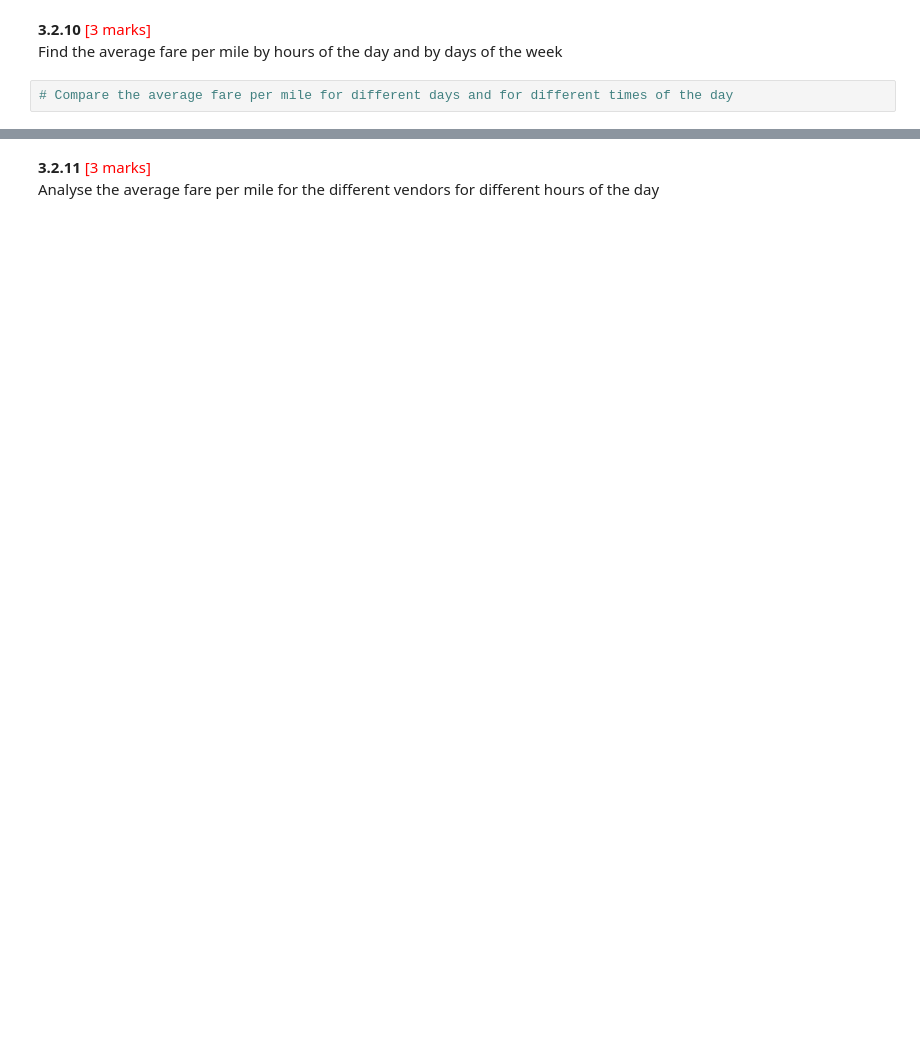
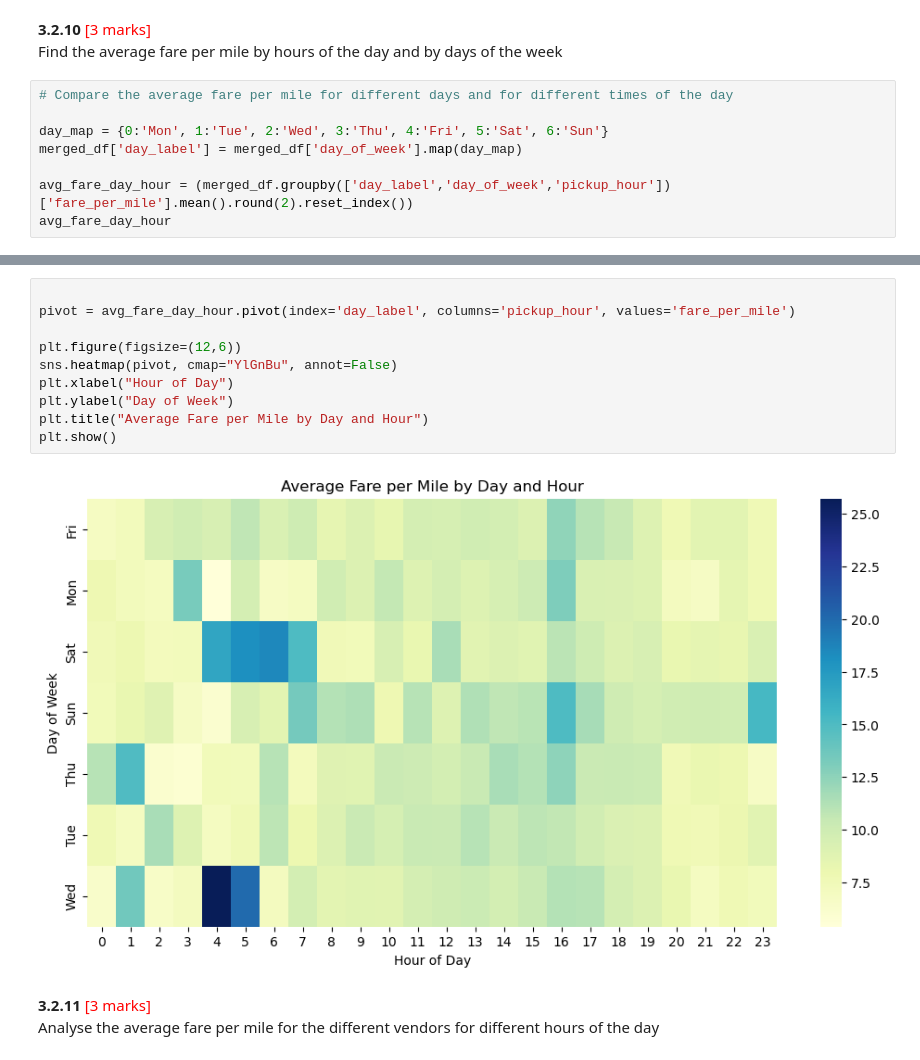
Before and after one commit to mpyar/eda_nyc_taxi, a Jupyter notebook: Analysis/EDA_Assg_NYC_Taxi_Starter.ipynb, the cells around one changed output, grey strips where cells are left out. Saved outputs shown, nothing was run; the diff lists cells and outputs as text; blank space fills up the shorter version.

```diff
--- a/Analysis/EDA_Assg_NYC_Taxi_Starter.ipynb
+++ b/Analysis/EDA_Assg_NYC_Taxi_Starter.ipynb
@@ -1935,3 +1947,9 @@ For instance, suppose the average fare per mile for trips with 3 passengers is 3
 Find the average fare per mile by hours of the day and by days of the week
 # %%
 # Compare the average fare per mile for different days and for different times of the day
+
+day_map = {0:'Mon', 1:'Tue', 2:'Wed', 3:'Thu', 4:'Fri', 5:'Sat', 6:'Sun'}
+merged_df['day_label'] = merged_df['day_of_week'].map(day_map)
+
+avg_fare_day_hour = (merged_df.groupby(['day_label','day_of_week','pickup_hour'])['fare_per_mile'].mean().round(2).reset_index())
+avg_fare_day_hour
@@ -1938,3 +1970,15 @@ Find the average fare per mile by hours of the day and by days of the week
+# %%
+
+pivot = avg_fare_day_hour.pivot(index='day_label', columns='pickup_hour', values='fare_per_mile')
+
+plt.figure(figsize=(12,6))
+sns.heatmap(pivot, cmap="YlGnBu", annot=False)
+plt.xlabel("Hour of Day")
+plt.ylabel("Day of Week")
+plt.title("Average Fare per Mile by Day and Hour")
+plt.show()
+# %% [output]
+[figure, added]
 # %% [markdown]
 **3.2.11** <font color = red>[3 marks]</font> <br>
 Analyse the average fare per mile for the different vendors for different hours of the day
```
Also changed, not shown: parts of 31 cells of this notebook.
